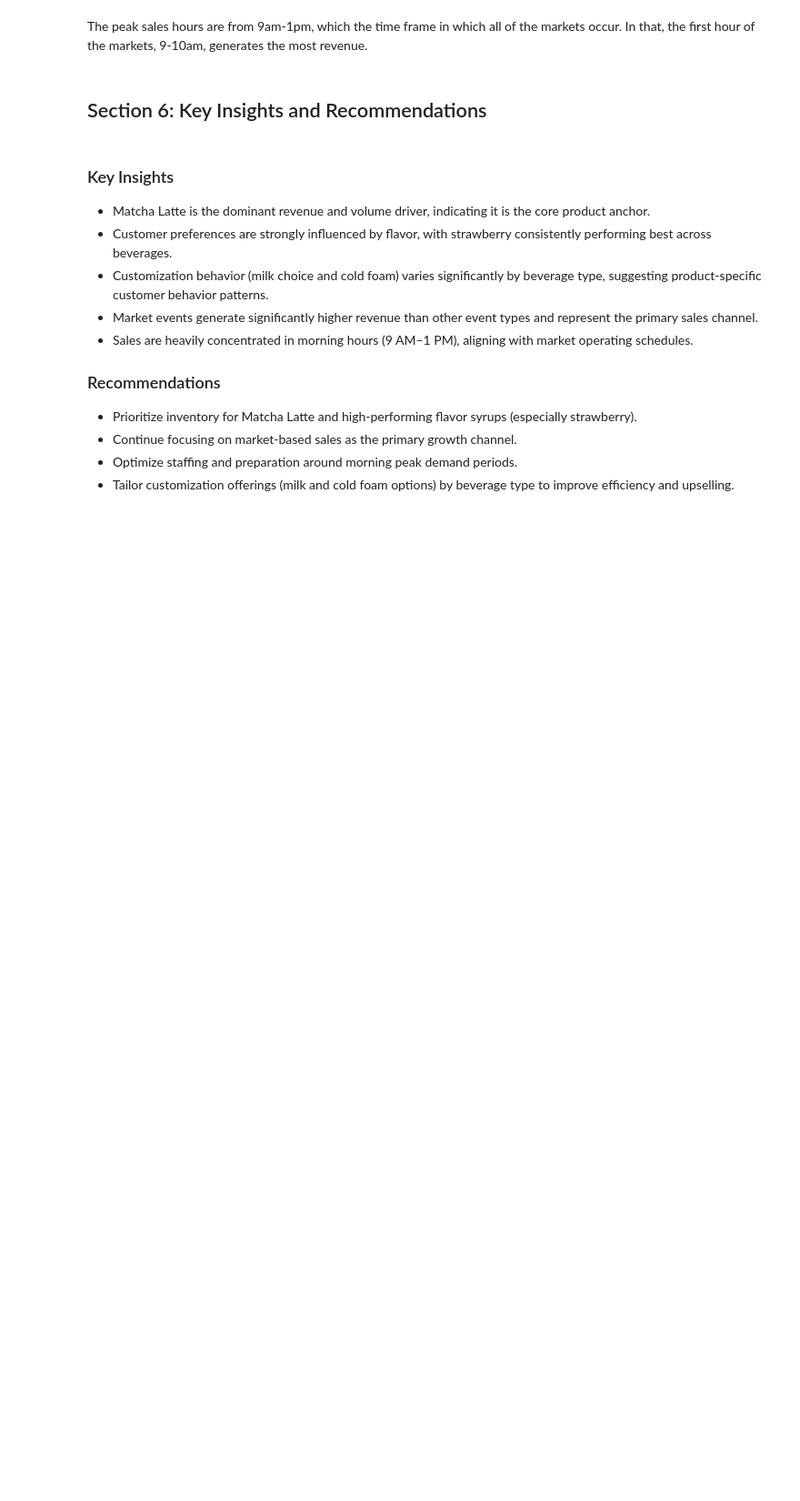
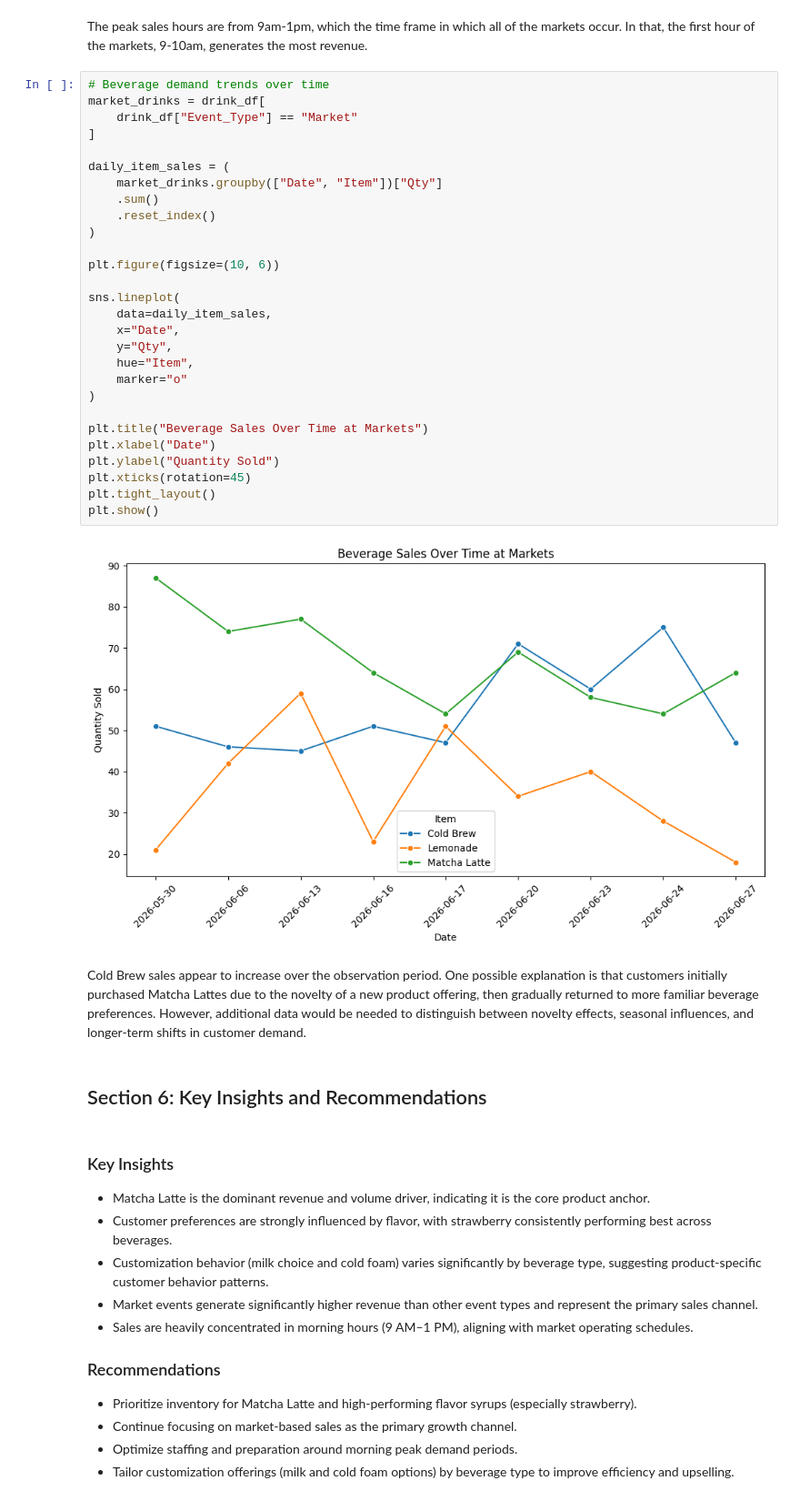
Before and after one commit to zoetankersley/sunrise_social_club, a Jupyter notebook: notebooks/eda.ipynb, the cells around one changed output. Shown at 91% size. Drawn from its saved outputs; the diff is of its cells as text; blank space fills up the shorter version.

```diff
--- a/notebooks/eda.ipynb
+++ b/notebooks/eda.ipynb
@@ -508,5 +507,37 @@ plt.show()
 # %% [markdown]
 The peak sales hours are from 9am-1pm, which the time frame in which all of the markets occur. In that, the first hour of the markets, 9-10am, generates the most revenue.
+# %%
+# Beverage demand trends over time
+market_drinks = drink_df[
+    drink_df["Event_Type"] == "Market"
+]
+
+daily_item_sales = (
+    market_drinks.groupby(["Date", "Item"])["Qty"]
+    .sum()
+    .reset_index()
+)
+
+plt.figure(figsize=(10, 6))
+
+sns.lineplot(
+    data=daily_item_sales,
+    x="Date",
+    y="Qty",
+    hue="Item",
+    marker="o"
+)
+
+plt.title("Beverage Sales Over Time at Markets")
+plt.xlabel("Date")
+plt.ylabel("Quantity Sold")
+plt.xticks(rotation=45)
+plt.tight_layout()
+plt.show()
+# %% [output]
+[figure, added]
+# %% [markdown]
+Cold Brew sales appear to increase over the observation period. One possible explanation is that customers initially purchased Matcha Lattes due to the novelty of a new product offering, then gradually returned to more familiar beverage preferences. However, additional data would be needed to distinguish between novelty effects, seasonal influences, and longer-term shifts in customer demand.
 # %% [markdown]
 ## Section 6: Key Insights and Recommendations
 # %% [markdown]
```
Also changed, not shown: parts of 26 cells of this notebook, 6 other files.
